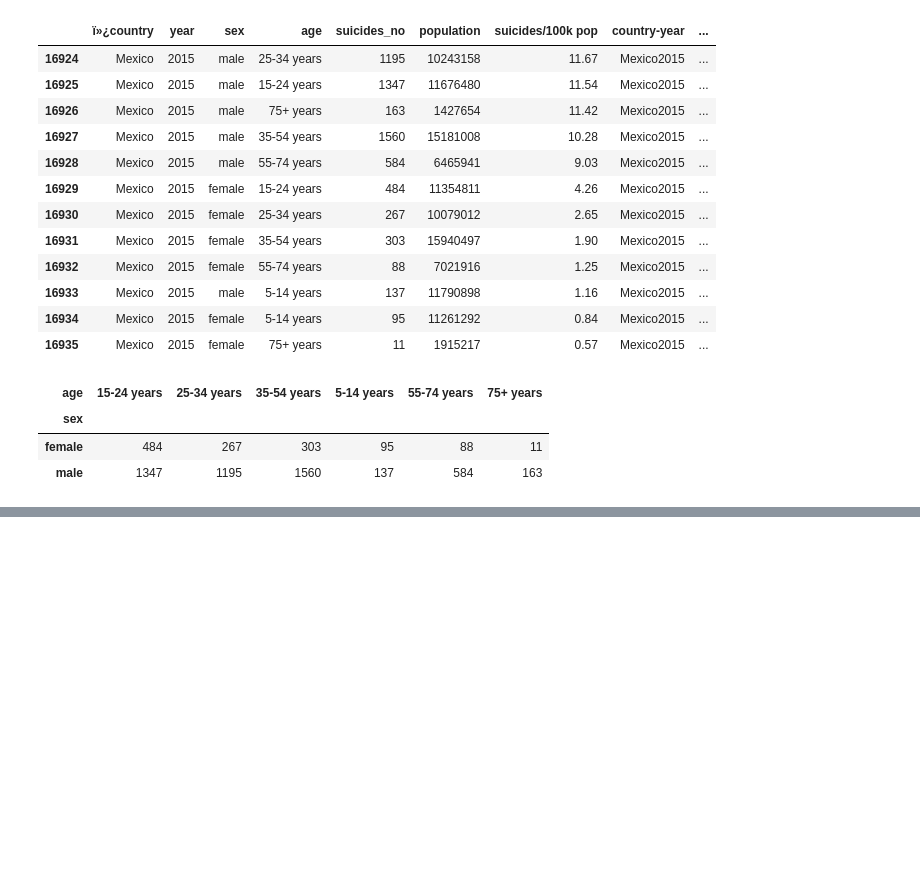
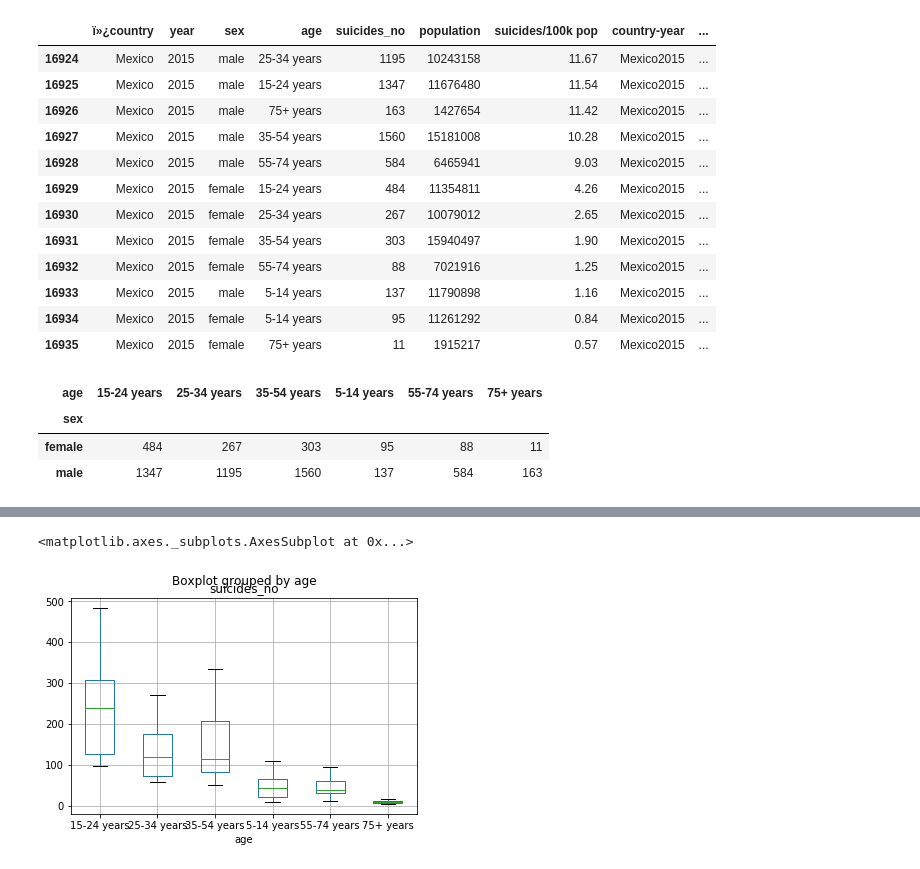
Before and after one commit to albertomedinac/estadistica, a Jupyter notebook: intento2.ipynb, the cells around one changed output, grey strips where cells are left out. Saved outputs shown, nothing was run; the diff lists cells and outputs as text; code cells hidden in the pictures; blank space fills up the shorter version.

```diff
--- a/intento2.ipynb
+++ b/intento2.ipynb
@@ -70,0 +157,6 @@ df3
+# %%
+d5.boxplot('suicides_no',by='age')
+#sucidios por edades, de las mujeres en mexico, desde 1985 hasta el 2015
+# %% [output]
+<matplotlib.axes._subplots.AxesSubplot at 0x...>
+[figure, added]
```
Also changed, not shown: parts of 23 cells of this notebook.
